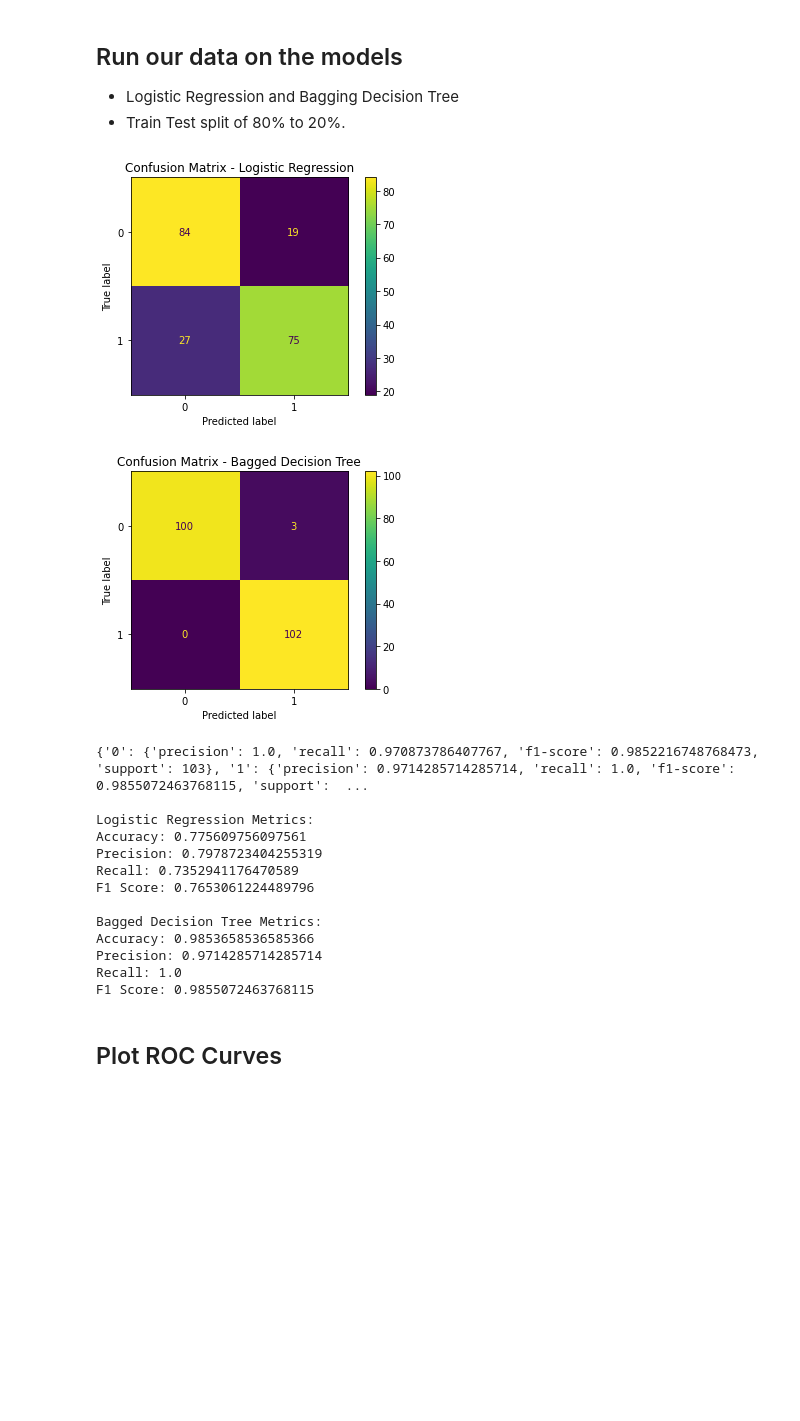
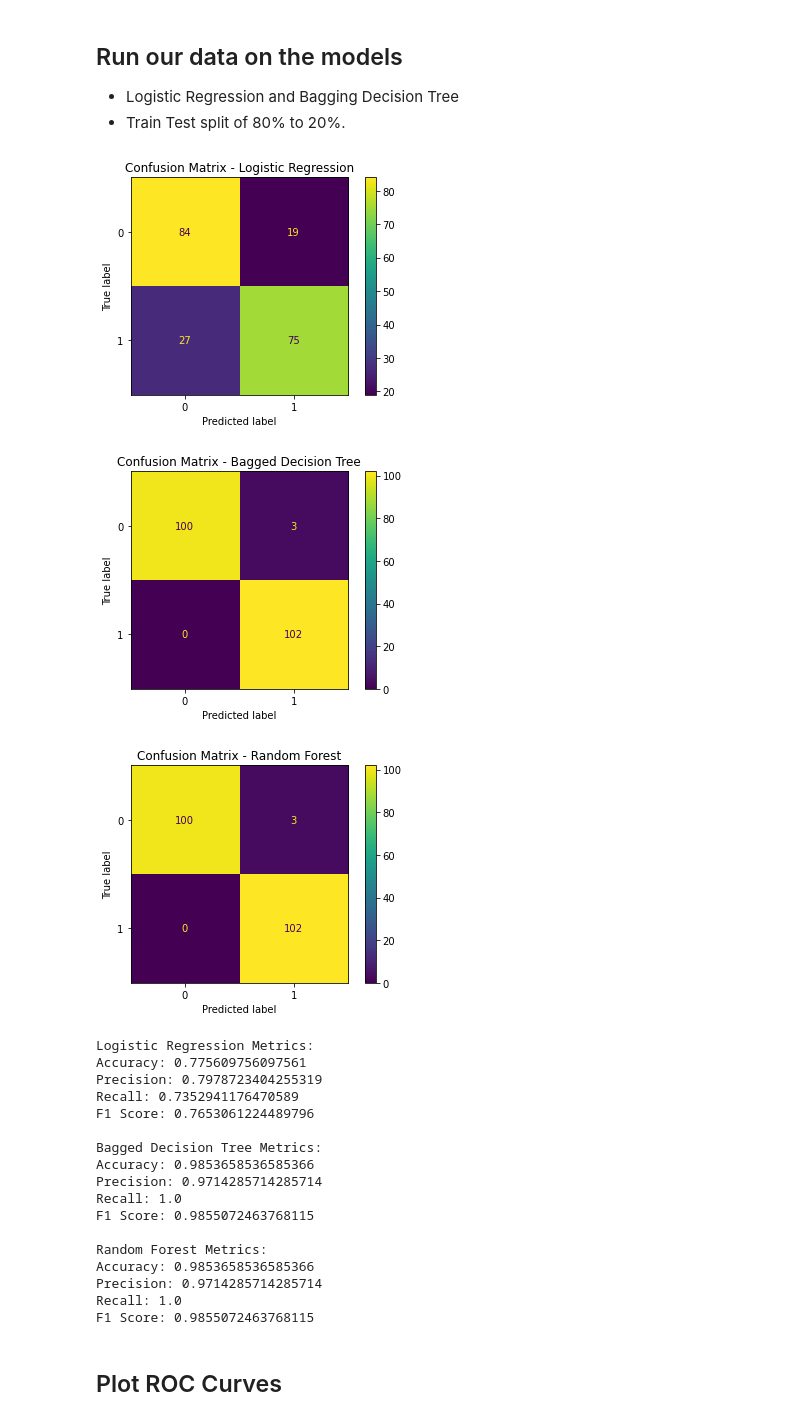
Before and after one commit to abdulnawab916/ECSFinalProject, a Jupyter notebook: Exploratory Data Analysis/EDA.ipynb, the cells around one changed output. Cells and saved outputs as stored; diff of their text form; code cells hidden in the pictures; blank space fills up the shorter version.

Commit message:
Added Random Forest

```diff
--- a/Exploratory Data Analysis/EDA.ipynb
+++ b/Exploratory Data Analysis/EDA.ipynb
@@ -288,7 +288,7 @@ import joblib
 from sklearn.model_selection import train_test_split
 from sklearn.preprocessing import StandardScaler
 from sklearn.linear_model import LogisticRegression
-from sklearn.ensemble import BaggingClassifier
+from sklearn.ensemble import BaggingClassifier, RandomForestClassifier
 from sklearn.metrics import f1_score, accuracy_score, roc_curve, roc_auc_score, classification_report, ConfusionMatrixDisplay
 
 # Prepare the data
@@ -315,19 +315,29 @@ bagged_tree.fit(X_train_scaled, y_train)
 y_pred_bagged_tree = bagged_tree.predict(X_test_scaled)
 y_prob_bagged_tree = bagged_tree.predict_proba(X_test_scaled)[:, 1]
 
+# Random Forest model
+random_forest = RandomForestClassifier(random_state=42)
+random_forest.fit(X_train_scaled, y_train)
+y_pred_random_forest = random_forest.predict(X_test_scaled)
+y_prob_random_forest = random_forest.predict_proba(X_test_scaled)[:, 1]
+
 # Evaluation metrics
 f1_log_reg = f1_score(y_test, y_pred_log_reg)
 accuracy_log_reg = accuracy_score(y_test, y_pred_log_reg)
 f1_bagged_tree = f1_score(y_test, y_pred_bagged_tree)
 accuracy_bagged_tree = accuracy_score(y_test, y_pred_bagged_tree)
+f1_random_forest = f1_score(y_test, y_pred_random_forest)
+accuracy_random_forest = accuracy_score(y_test, y_pred_random_forest)
 
 # ROC curve
 fpr_log_reg, tpr_log_reg, _ = roc_curve(y_test, y_prob_log_reg)
 fpr_bagged_tree, tpr_bagged_tree, _ = roc_curve(y_test, y_prob_bagged_tree)
+fpr_random_forest, tpr_random_forest, _ = roc_curve(y_test, y_prob_random_forest)
 roc_auc_log_reg = roc_auc_score(y_test, y_prob_log_reg)
 roc_auc_bagged_tree = roc_auc_score(y_test, y_prob_bagged_tree)
+roc_auc_random_forest = roc_auc_score(y_test, y_prob_random_forest)
 
-# Confusion Matrix Display for both models
+# Confusion Matrix Display for all models
 ConfusionMatrixDisplay.from_estimator(log_reg, X_test_scaled, y_test)
 plt.title('Confusion Matrix - Logistic Regression')
 plt.savefig('Confusion Matrix - Logistic Regression')
@@ -336,39 +346,56 @@ plt.show()
 ConfusionMatrixDisplay.from_estimator(bagged_tree, X_test_scaled, y_test)
 plt.title('Confusion Matrix - Bagged Decision Tree')
 plt.savefig('Confusion Matrix - Bagged Decision Tree')
+plt.show()
+
+ConfusionMatrixDisplay.from_estimator(random_forest, X_test_scaled, y_test)
+plt.title('Confusion Matrix - Random Forest')
+plt.savefig('Confusion Matrix - Random Forest')
 plt.show()
 
 # Evaluation metrics for Logistic Regression
 log_reg_report = classification_report(y_test, y_pred_log_reg, output_dict=True)
 log_reg_accuracy = accuracy_score(y_test, y_pred_log_reg)
 log_reg_precision = log_reg_report['1']['precision']
 log_reg_recall = log_reg_report['1']['recall']
 log_reg_f1 = log_reg_report['1']['f1-score']
 
 # Evaluation metrics for Bagged Decision Tree
 bagged_tree_report = classification_report(y_test, y_pred_bagged_tree, output_dict=True)
-print(bagged_tree_report)
 bagged_tree_accuracy = accuracy_score(y_test, y_pred_bagged_tree)
 bagged_tree_precision = bagged_tree_report['1']['precision']
 bagged_tree_recall = bagged_tree_report['1']['recall']
 bagged_tree_f1 = bagged_tree_report['1']['f1-score']
 
+# Evaluation metrics for Random Forest
+random_forest_report = classification_report(y_test, y_pred_random_forest, output_dict=True)
+random_forest_accuracy = accuracy_score(y_test, y_pred_random_forest)
+random_forest_precision = random_forest_report['1']['precision']
+random_forest_recall = random_forest_report['1']['recall']
+random_forest_f1 = random_forest_report['1']['f1-score']
+
+# Print metrics
 print("\nLogistic Regression Metrics: ")
 print(f'Accuracy: {log_reg_accuracy}')
 print(f'Precision: {log_reg_precision}')
 print(f'Recall: {log_reg_recall}')
 print(f'F1 Score: {log_reg_f1}')
 
 print("\nBagged Decision Tree Metrics: ")
 print(f'Accuracy: {bagged_tree_accuracy}')
 print(f'Precision: {bagged_tree_precision}')
 print(f'Recall: {bagged_tree_recall}')
 print(f'F1 Score: {bagged_tree_f1}')
+
+print("\nRandom Forest Metrics: ")
+print(f'Accuracy: {random_forest_accuracy}')
+print(f'Precision: {random_forest_precision}')
+print(f'Recall: {random_forest_recall}')
+print(f'F1 Score: {random_forest_f1}')
 # %% [output]
 [figure]
 [figure]
+[figure, added]
-{'0': {'precision': 1.0, 'recall': 0.970873786407767, 'f1-score': 0.9852216748768473, 'support': 103}, '1': {'precision': 0.9714285714285714, 'recall': 1.0, 'f1-score': 0.9855072463768115, 'support':  ...
-
 Logistic Regression Metrics:
 Accuracy: 0.775609756097561
 Precision: 0.7978723404255319
@@ -380,6 +407,12 @@ Accuracy: 0.9853658536585366
 Precision: 0.9714285714285714
 Recall: 1.0
 F1 Score: 0.9855072463768115
+
+Random Forest Metrics:
+Accuracy: 0.9853658536585366
+Precision: 0.9714285714285714
+Recall: 1.0
+F1 Score: 0.9855072463768115
 # %% [markdown]
 ## Plot ROC Curves
 # %%
```
Also changed, not shown: parts of 1 cell of this notebook, 1 other file.
